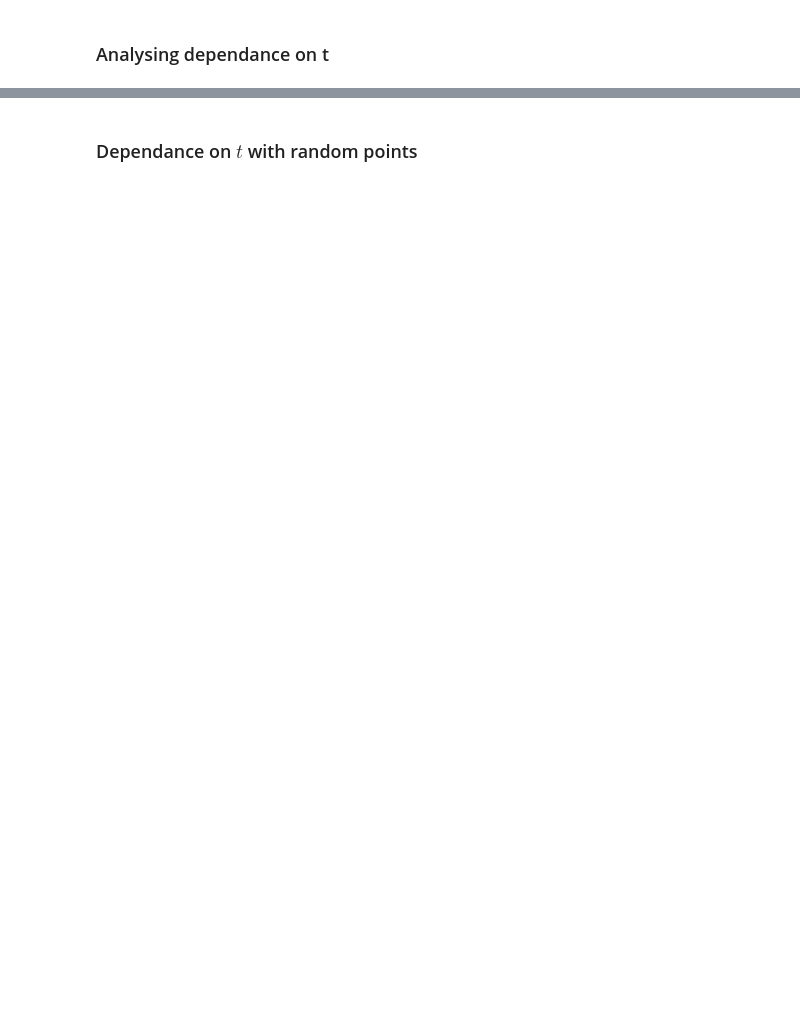
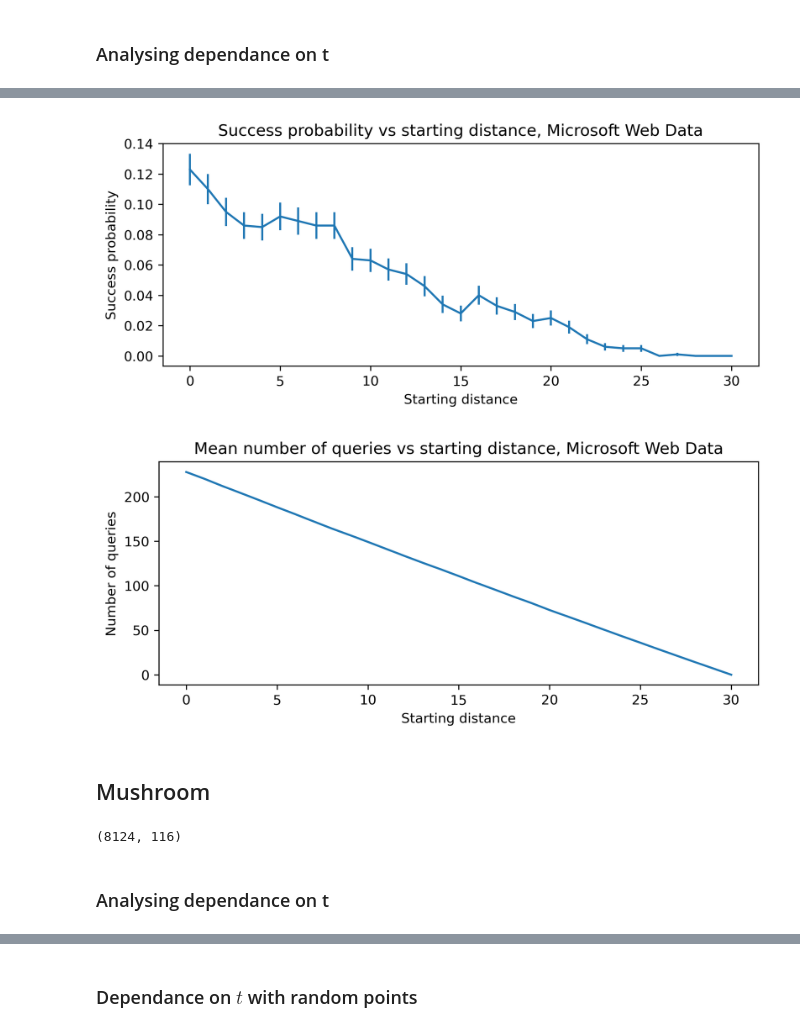
Before and after one commit to makarov-mv/lsh-adversary, a Jupyter notebook: Experiments.ipynb, the cells around one changed output, grey strips where cells are left out. Cells and saved outputs as stored; diff of their text form; code cells hidden in the pictures; blank space fills up the shorter version.

```diff
--- a/Experiments.ipynb
+++ b/Experiments.ipynb
@@ -115,0 +159,30 @@ plt.show()
+# %%
+t_grid = np.arange(0, lsh_params['r1'] + 1, 1)
+new_exp_param = exp_params.copy()
+res = run_basic_grid_experiment(t_grid, 't', env, point_params, lsh_params, new_exp_param, DATA_DIR)
+# %%
+msweb_data_succ_prob, msweb_data_queries = process_results(res)
+# %%
+msweb_dist_grid = lsh_params['r1'] - t_grid
+xlims = (np.min(msweb_dist_grid) - 1, np.max(msweb_dist_grid) + 1)
+
+plt.errorbar(msweb_dist_grid, msweb_data_succ_prob[0], yerr=msweb_data_succ_prob[1])
+# plt.xlim(xlims)
+plt.title("Success probability vs starting distance, Microsoft Web Data")
+plt.xlabel("Starting distance")
+plt.ylabel("Success probability")
+save_fig("msweb-prob-starting-distance")
+plt.show()
+
+plt.errorbar(msweb_dist_grid, msweb_data_queries[0], yerr=msweb_data_queries[1])
+# plt.xlim(xlims)
+plt.title("Mean number of queries vs starting distance, Microsoft Web Data")
+plt.xlabel("Starting distance")
+plt.ylabel("Number of queries")
+save_fig("msweb-queries-starting-distance")
+plt.show()
+# %% [output]
+[figure, added]
+[figure, added]
+# %% [markdown]
+## Mushroom
@@ -115,0 +191,4 @@ plt.show()
+# %%
+mushroom.shape
+# %% [output]
+(8124, 116)
@@ -115,0 +221,2 @@ plt.show()
+# %% [markdown]
+### Analysing dependance on t
```
Also changed, not shown: parts of 59 cells of this notebook, 22 other files.
